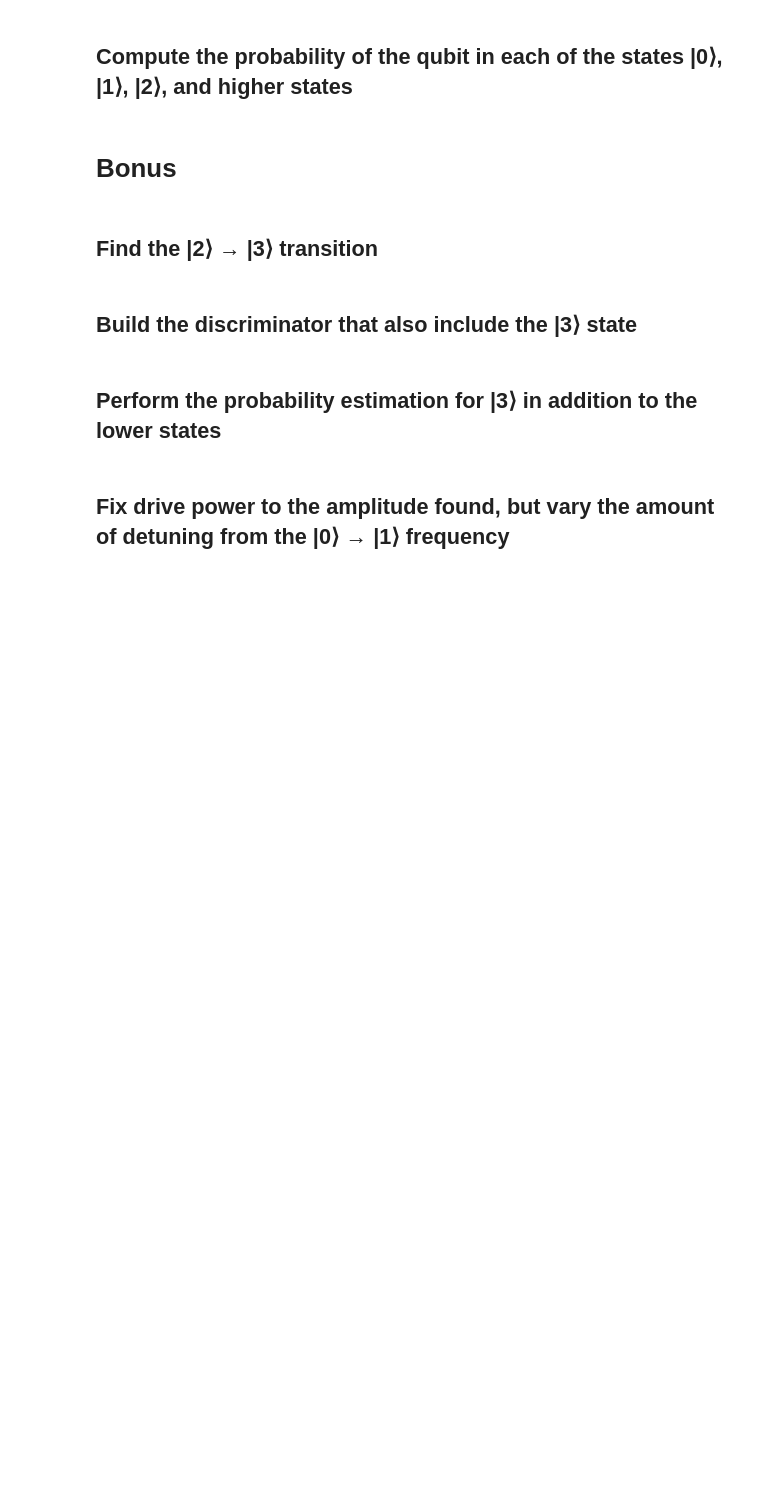
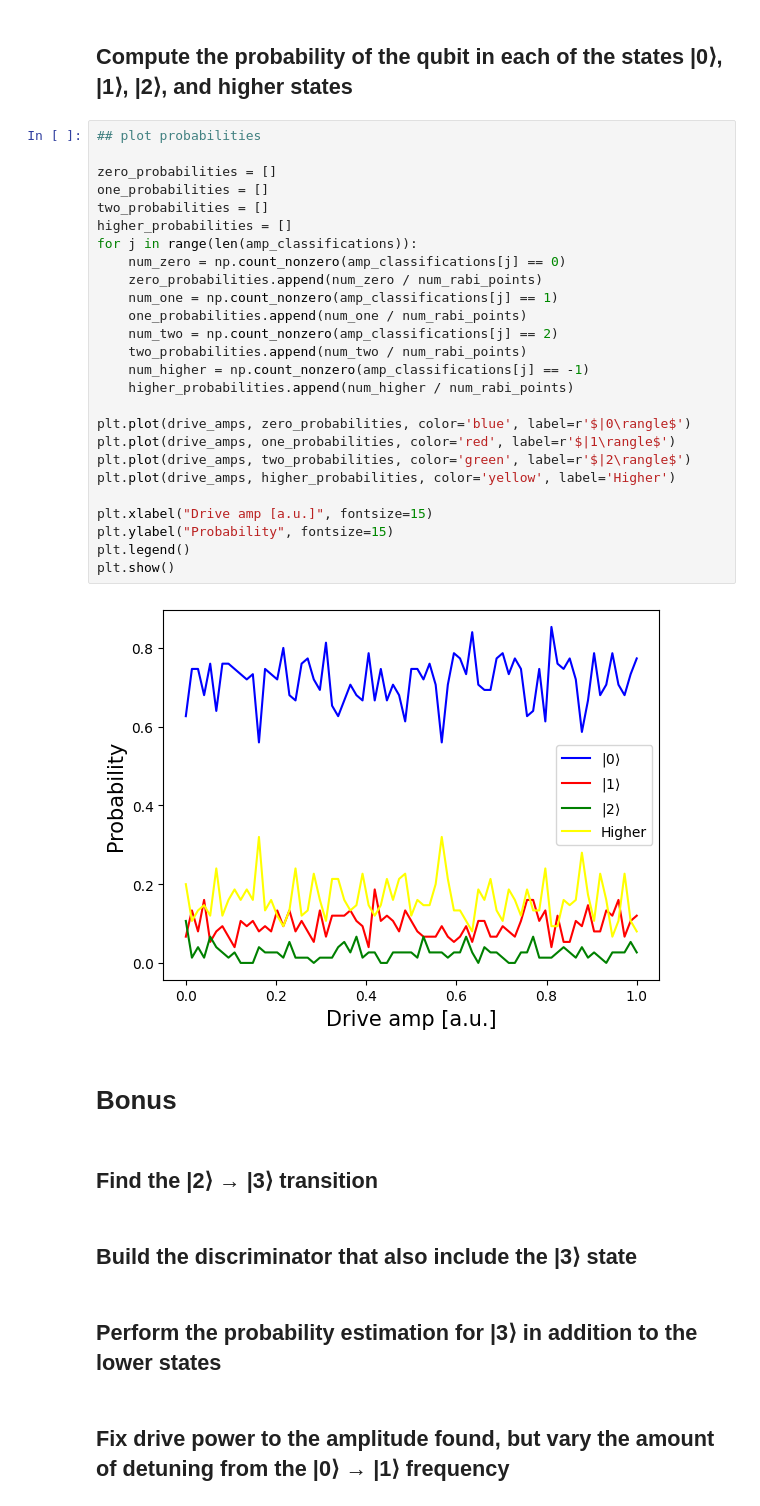
Before and after one commit to drewcurran/ECE396_Project, a Jupyter notebook: Beyond the Two-Level System.ipynb, the cells around one changed output. Drawn from its saved outputs; the diff is of its cells as text; blank space fills up the shorter version.

```diff
--- a/Beyond the Two-Level System.ipynb
+++ b/Beyond the Two-Level System.ipynb
@@ -864,5 +889,33 @@ IndexError: index 1 is out of bounds for axis 0 with size 1
 # %% [markdown]
 ## Compute the probability of the qubit in each of the states |0⟩, |1⟩, |2⟩, and higher states
+# %%
+## plot probabilities
+
+zero_probabilities = []
+one_probabilities = []
+two_probabilities = []
+higher_probabilities = []
+for j in range(len(amp_classifications)):
+    num_zero = np.count_nonzero(amp_classifications[j] == 0)
+    zero_probabilities.append(num_zero / num_rabi_points)
+    num_one = np.count_nonzero(amp_classifications[j] == 1)
+    one_probabilities.append(num_one / num_rabi_points)
+    num_two = np.count_nonzero(amp_classifications[j] == 2)
+    two_probabilities.append(num_two / num_rabi_points)
+    num_higher = np.count_nonzero(amp_classifications[j] == -1)
+    higher_probabilities.append(num_higher / num_rabi_points)
+
+plt.plot(drive_amps, zero_probabilities, color='blue', label=r'$|0\rangle$')
+plt.plot(drive_amps, one_probabilities, color='red', label=r'$|1\rangle$')
+plt.plot(drive_amps, two_probabilities, color='green', label=r'$|2\rangle$')
+plt.plot(drive_amps, higher_probabilities, color='yellow', label='Higher')
+
+plt.xlabel("Drive amp [a.u.]", fontsize=15)
+plt.ylabel("Probability", fontsize=15)
+plt.legend()
+plt.show()
+# %% [output]
+[figure, added]
 # %% [markdown]
 # Bonus
 # %% [markdown]
```
Also changed, not shown: parts of 5 cells of this notebook.
